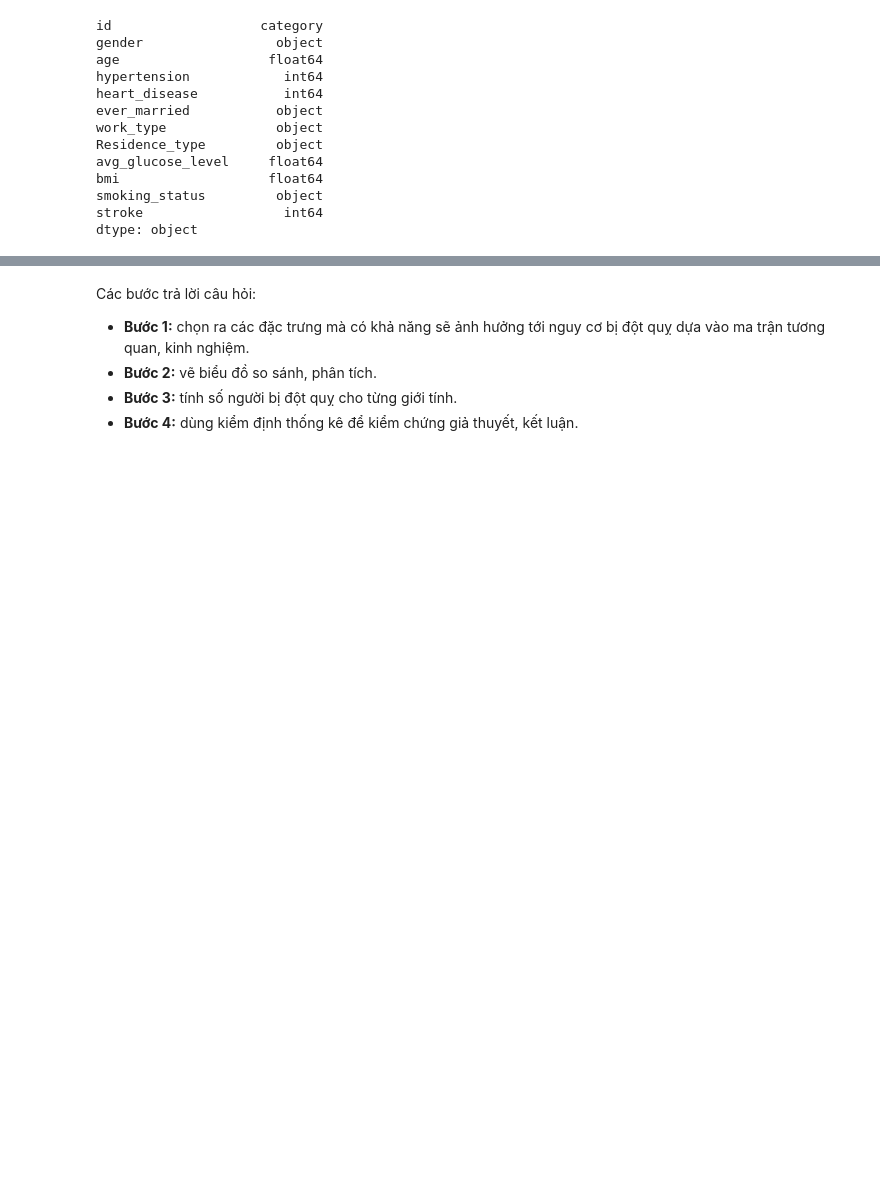
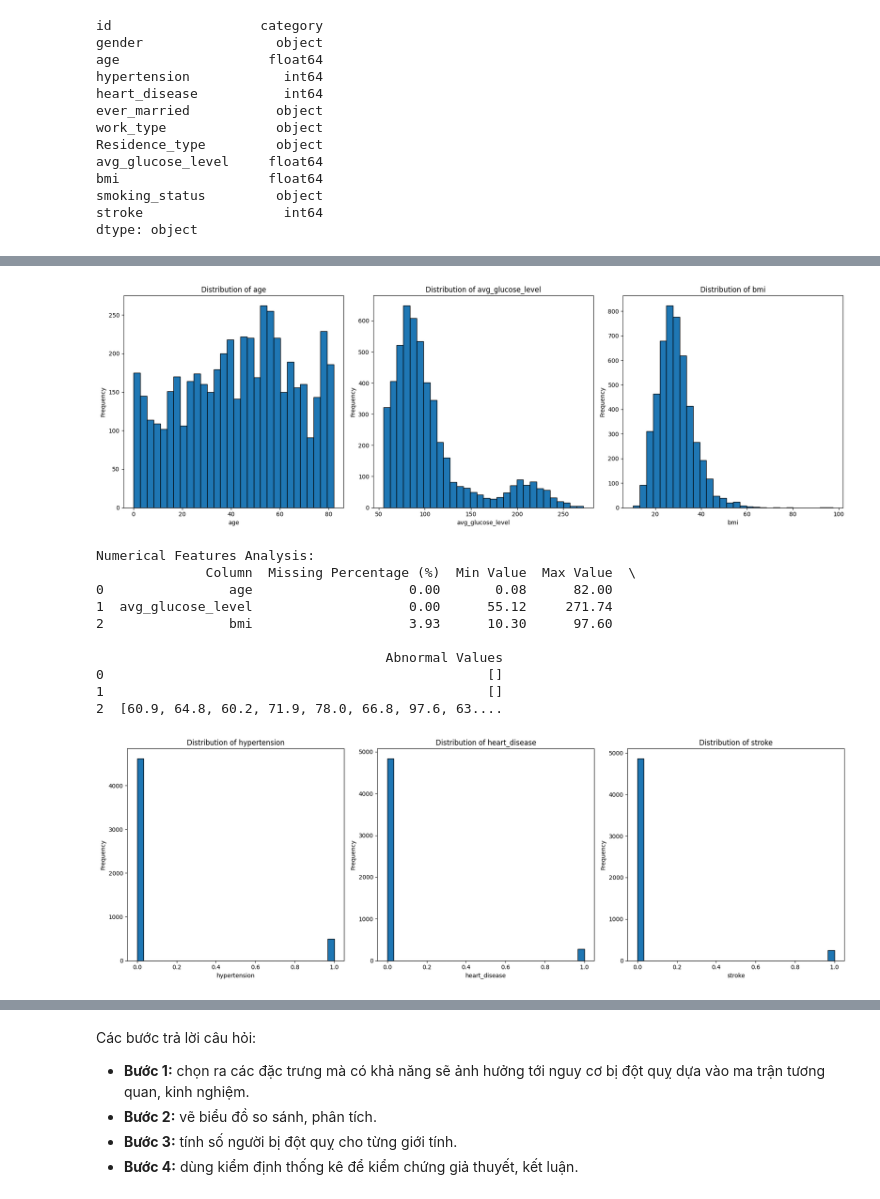
Before and after one commit to Ddyln/Stroke-Prediction-Analysis, a Jupyter notebook: report.ipynb, the cells around one changed output, grey strips where cells are left out. Drawn from its saved outputs; the diff is of its cells as text; code cells hidden in the pictures; blank space fills up the shorter version.

```diff
--- a/report.ipynb
+++ b/report.ipynb
@@ -144,0 +175,76 @@ dtype: object
+# %%
+# Replace with the names of your numerical and binary numerical columns
+numerical_columns = ['age', 'avg_glucose_level', 'bmi']
+binary_numerical_columns = ['hypertension', 'heart_disease', 'stroke']
+
+# Function to calculate distribution and missing values for numerical columns
+def analyze_numerical_features(df, numerical_columns):
+    analysis = []
+
+    # Create a single row of subplots (3 columns for the 3 histograms)
+    fig, axes = plt.subplots(1, 3, figsize=(18, 6))
+
+    for i, col in enumerate(numerical_columns):
+        col_data = df[col]
+        missing_percentage = col_data.isnull().mean() * 100
+        col_min = col_data.min()
+        col_max = col_data.max()
+        mean = col_data.mean()
+        std = col_data.std()
+        median = col_data.median()
+        abnormal_values = get_abnormal_values(col, col_data)
+
+        # Store the analysis for each numerical column
+        analysis.append({
+            'Column': col,
+            'Missing Percentage (%)': round(missing_percentage, 2),
+            'Min Value': col_min,
+            'Max Value': col_max,
+            'Mean': round(mean, 2),
+            'Std Dev': round(std, 2),
+            'Median': median,
+            'Abnormal Values': abnormal_values
+        })
+
+        # Plot distribution (histogram) for numerical columns in the corresponding subplot
+        axes[i].hist(col_data, bins=30, edgecolor='black')
+        axes[i].set_title(f'Distribution of {col}')
+        axes[i].set_xlabel(col)
+        axes[i].set_ylabel('Frequency')
+
+    # Adjust layout and show the plots
+    plt.tight_layout()
+    plt.show()
+
+    return pd.DataFrame(analysis)
+
+# Function to check for abnormal values
+def get_abnormal_values(column_name, col_data):
+    if column_name == 'bmi':
+        abnormal = col_data[(col_data < 0) | (col_data > 60)]
+    else:
+        abnormal = col_data[col_data < 0]
+    return abnormal.tolist()
+
+# Run the analysis for numerical columns
+numerical_results = analyze_numerical_features(df, numerical_columns)
+print("Numerical Features Analysis:")
+print(numerical_results[['Column', 'Missing Percentage (%)', 'Min Value', 'Max Value','Abnormal Values']])
+
+# Run the analysis for binary numerical columns
+binary_results = analyze_numerical_features(df, binary_numerical_columns)
+print("\nBinary Numerical Features Analysis:")
+print(binary_results[['Column', 'Missing Percentage (%)', 'Min Value', 'Max Value', 'Abnormal Values']])
+# %% [output]
+[figure, added]
+Numerical Features Analysis:
+              Column  Missing Percentage (%)  Min Value  Max Value  \
+0                age                    0.00       0.08      82.00
+1  avg_glucose_level                    0.00      55.12     271.74
+2                bmi                    3.93      10.30      97.60
+
+                                     Abnormal Values
+0                                                 []
+1                                                 []
+2  [60.9, 64.8, 60.2, 71.9, 78.0, 66.8, 97.6, 63....
+[figure, added]
```
Also changed, not shown: parts of 55 cells of this notebook, 3 other files.
